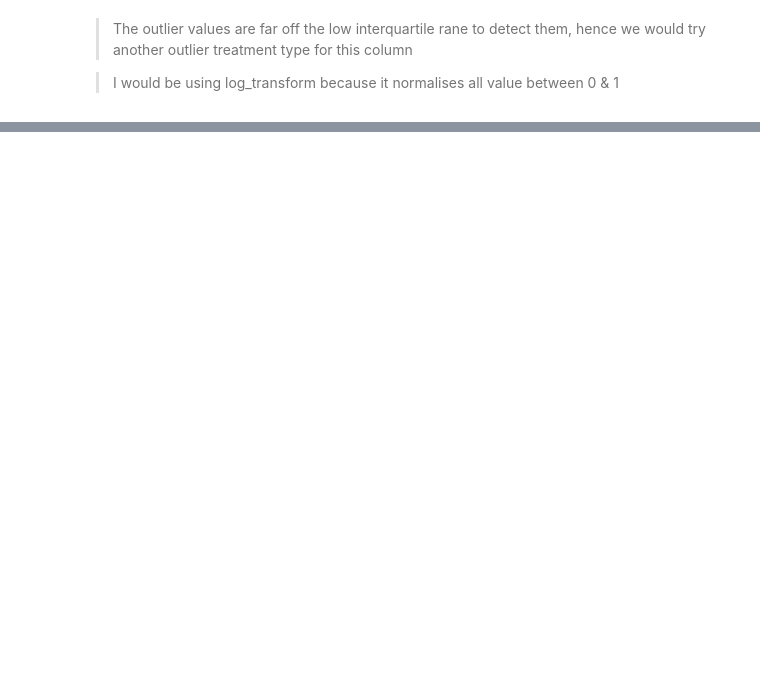
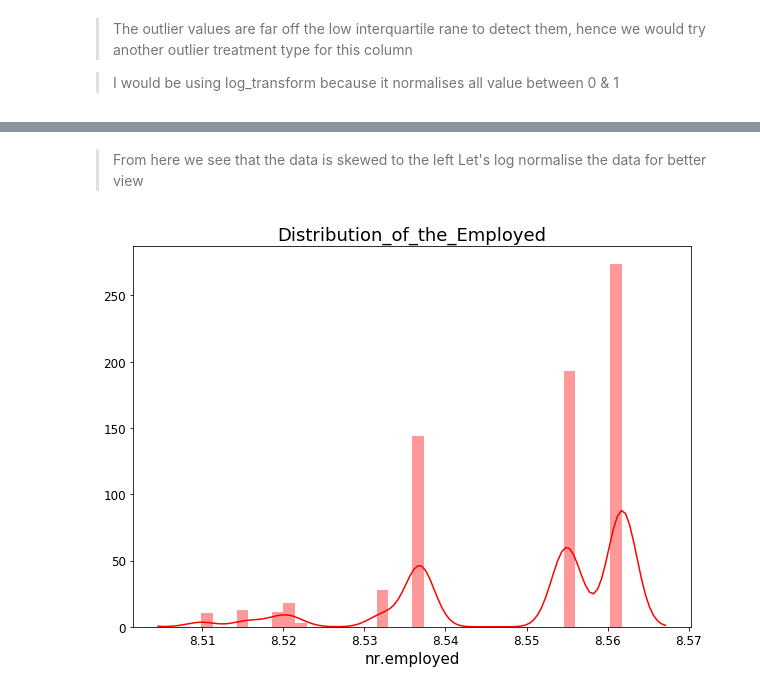
Before and after one commit to Patrick5455/term_deposit_predictive_model, a Jupyter notebook: analysis/interactive/term_sheet_eda.ipynb, the cells around one changed output, grey strips where cells are left out. Saved outputs shown, nothing was run; the diff lists cells and outputs as text; code cells hidden in the pictures; blank space fills up the shorter version.

```diff
--- a/analysis/interactive/term_sheet_eda.ipynb
+++ b/analysis/interactive/term_sheet_eda.ipynb
@@ -180,0 +316,8 @@ num_cols.duration = outlier_treatment(num_cols.duration, col_list=['duration'],
+# %% [markdown]
+> From here we see that the data is skewed to the left
+> Let's log normalise the data for better view
+# %%
+plot_univariate(clean_bank['nr.employed'], save=True, title='Distribution_of_the_Employed',
+               log_normalise=True);
+# %% [output]
+[figure, added]
```
Also changed, not shown: parts of 29 cells of this notebook, 4 other files.
